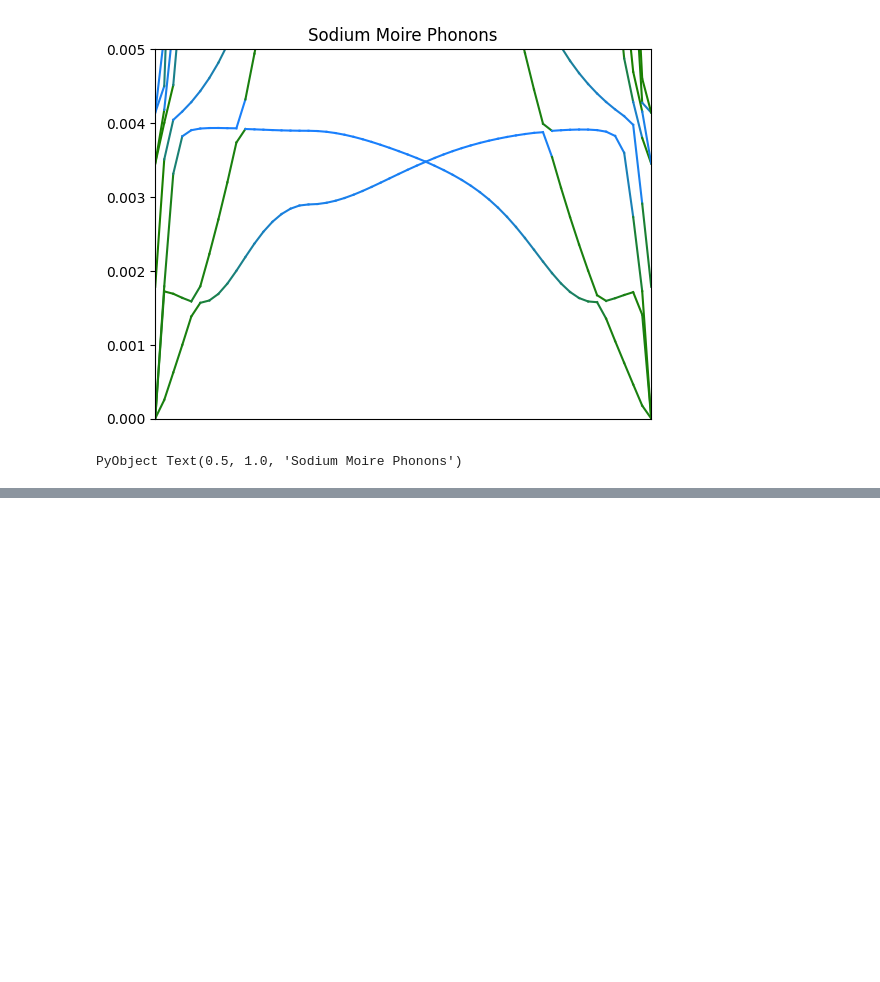
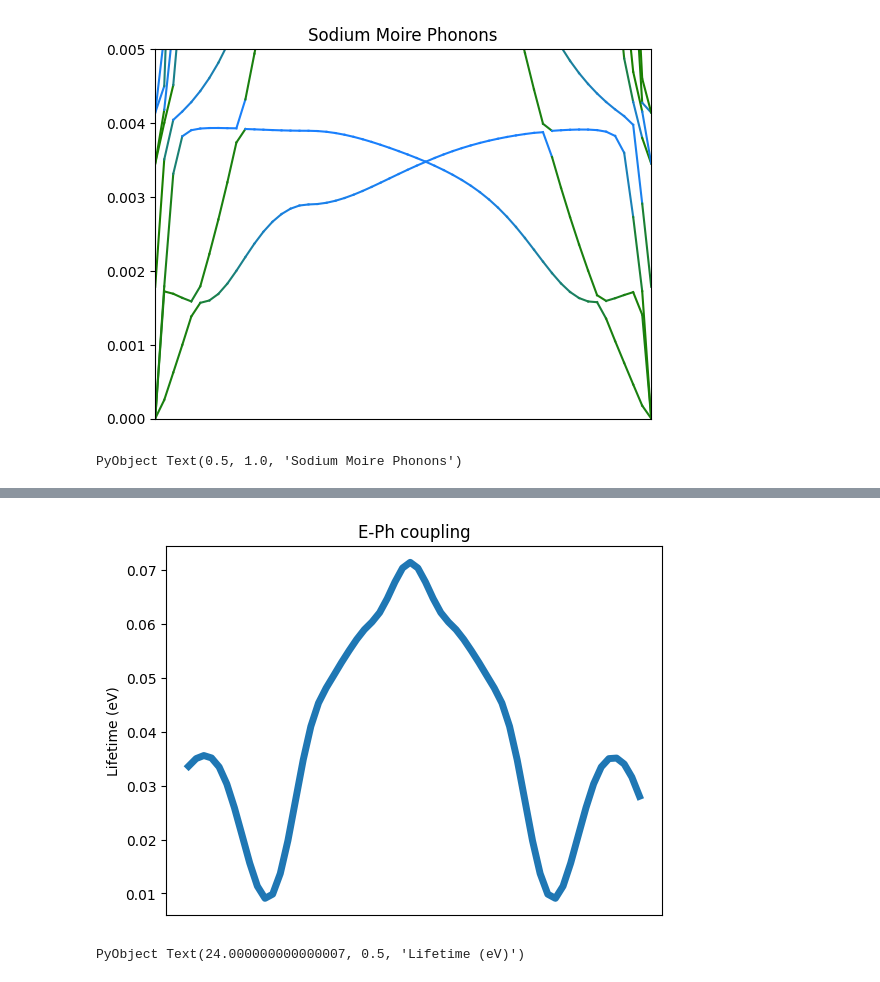
Before and after one commit to AliGhorashiCMT/Plasmons_Paper, a Jupyter notebook: Moire_Figs/Moire7_with_Alkali/Sodium/optimize_from_3angstroms/interpolation_correction/Analyze.ipynb, the cells around one changed output, grey strips where cells are left out. Drawn from its saved outputs; the diff is of its cells as text; code cells hidden in the pictures; blank space fills up the shorter version.

```diff
--- a/Moire_Figs/Moire7_with_Alkali/Sodium/optimize_from_3angstroms/interpolation_correction/Analyze.ipynb
+++ b/Moire_Figs/Moire7_with_Alkali/Sodium/optimize_from_3angstroms/interpolation_correction/Analyze.ipynb
@@ -97,3 +87,6 @@ title("Sodium Moire Phonons")
 # %% [output]
 [figure]
 PyObject Text(0.5, 1.0, 'Sodium Moire Phonons')
+# %%
+eph_lifetimes = [JJDFTX.migdal_approximation(Hwannierup, cellmapup, HePhWannier, cellMapEph, force_matrix, phonon_cell_map,
+lattice_vectors, unnormalize_kvector(lattice_vectors, [1, 0, 0]*i/60), -2.6,  mesh=10, histogram_width=10) for i in 1:60]
@@ -99,0 +111,8 @@ PyObject Text(0.5, 1.0, 'Sodium Moire Phonons')
+# %%
+plot(smooth(eph_lifetimes, win_len=10), linewidth=5)
+xticks(Float64[])
+title("E-Ph coupling")
+ylabel("Lifetime (eV)")
+# %% [output]
+[figure, added]
+PyObject Text(24.000000000000007, 0.5, 'Lifetime (eV)')
```
Also changed, not shown: parts of 17 cells of this notebook.
